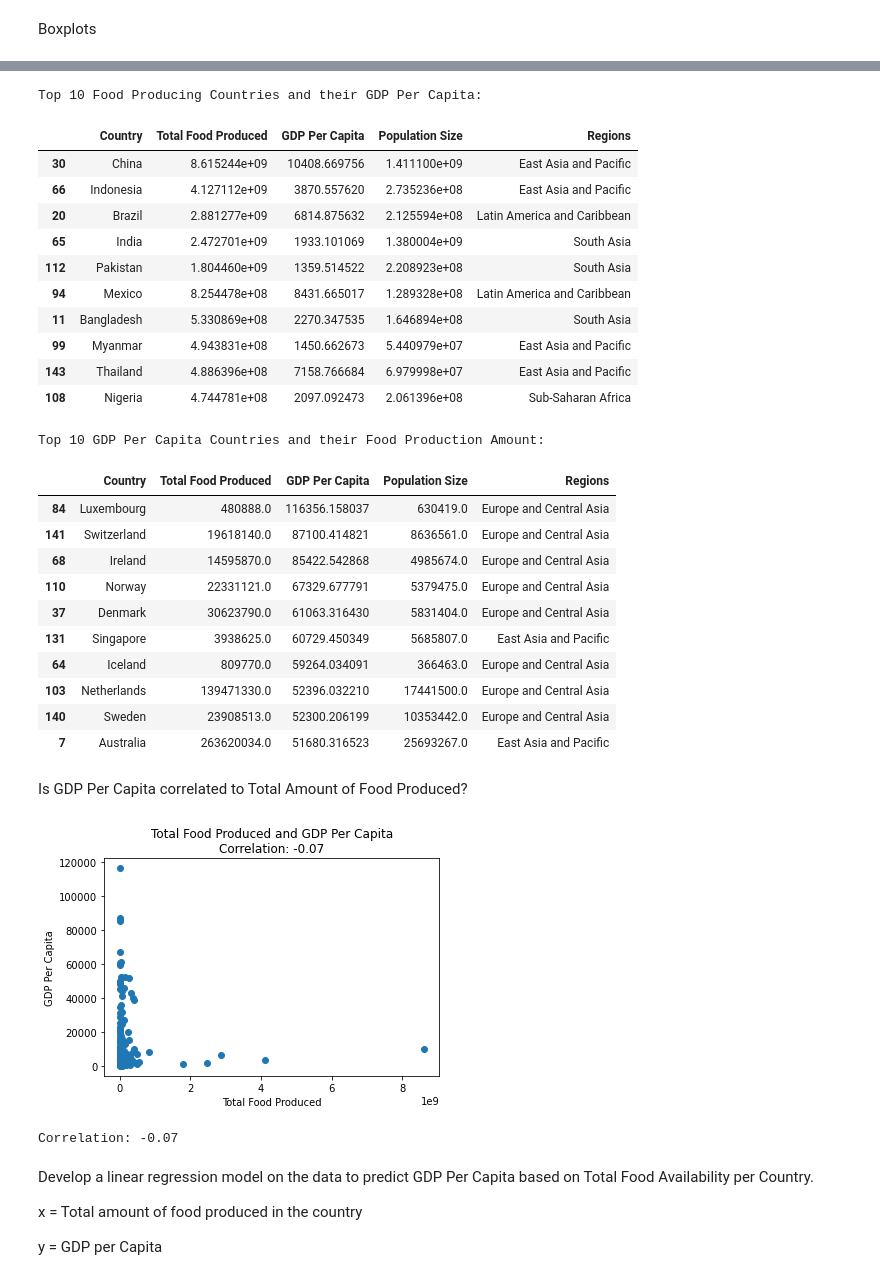
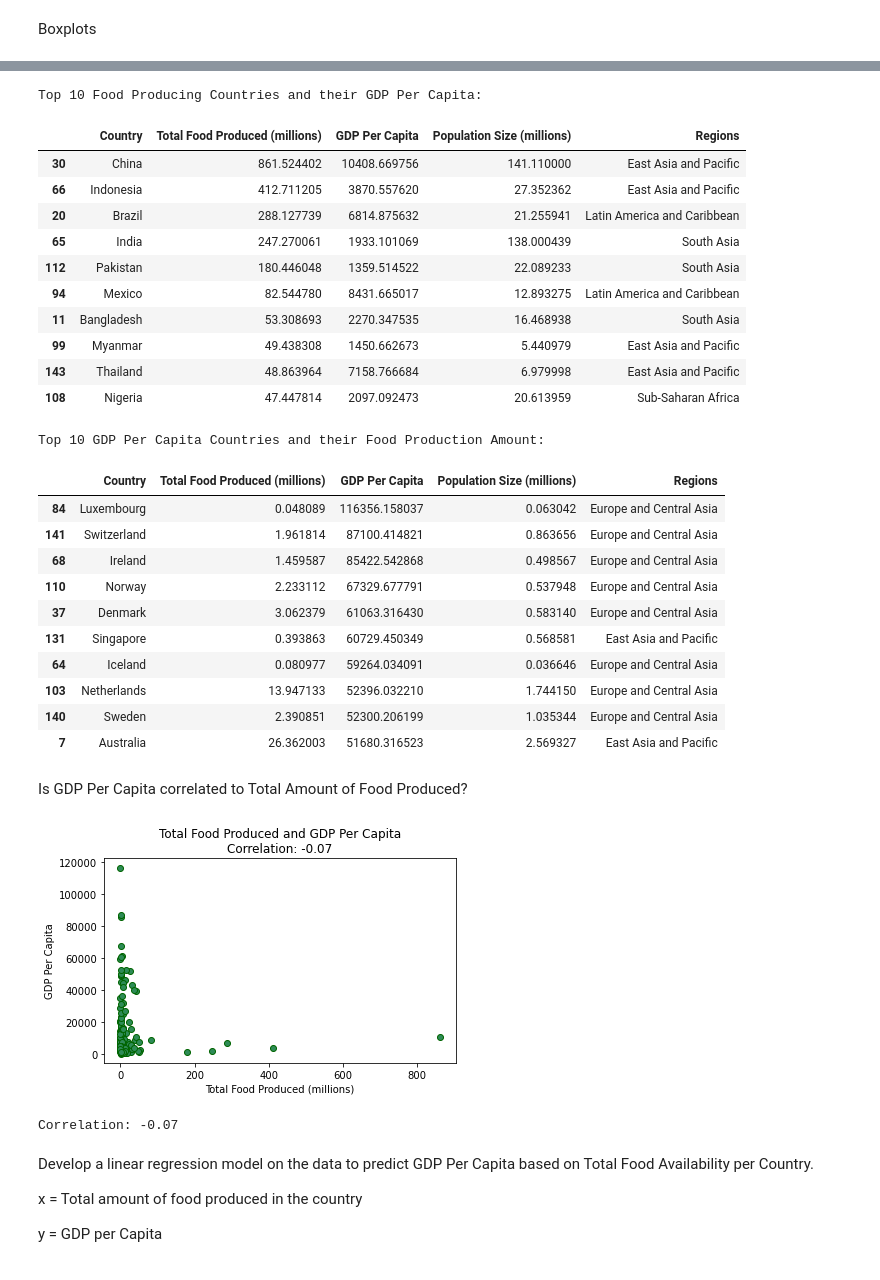
Before and after one commit to jeffbrown961/Project-1, a Jupyter notebook: question_4.ipynb, the cells around one changed output, grey strips where cells are left out. Drawn from its saved outputs; the diff is of its cells as text; code cells hidden in the pictures.

```diff
--- a/question_4.ipynb
+++ b/question_4.ipynb
@@ -10,4 +11,4 @@ import scipy.stats as st
 # %%
-df = pd.read_csv("./Resources/combined.csv")
+df = pd.read_csv("./Resources/merged_data.csv")
 df.head()
 # %% [output]
@@ -92,7 +82,7 @@ no_world = no_missing.loc[no_missing['Country']!= "World",:]
 # %%
 # Group by Country to find the sum of all the food per country
 grp_df = no_world.groupby(["Country"])
-tot_food_grp = grp_df["Value"].sum()
-tot_food_df = pd.DataFrame({"Country": list(tot_food_grp.index), "Total Food Produced": list(tot_food_grp)})
-tot_food_df.sort_values(by="Total Food Produced", ascending=True)
+tot_food_grp = grp_df["Production in Millions"].sum()
+tot_food_df = pd.DataFrame({"Country": list(tot_food_grp.index), "Total Food Produced (millions)": list(tot_food_grp)})
+tot_food_df.sort_values(by="Total Food Produced (millions)", ascending=True)
 # %% [output]
@@ -111,7 +101,7 @@ tot_food_df.sort_values(by="Total Food Produced", ascending=True)
 157 rows × 2 columns
 # %%
 # The GDP Per Capita is calculated per country already. Therefore, we just need to find all it's values per country by taking the max
-gdp_grp = grp_df[["GDP Per Capita", "Population Size"]].max()
-gdp_df = pd.DataFrame({"Country":list(gdp_grp.index), "GDP Per Capita": list(gdp_grp['GDP Per Capita']), "Population Size":list(gdp_grp['Population Size'])})
+gdp_grp = grp_df[["GDP Per Capita", "Population Size in Millions"]].max()
+gdp_df = pd.DataFrame({"Country":list(gdp_grp.index), "GDP Per Capita": list(gdp_grp['GDP Per Capita']), "Population Size (millions)":list(gdp_grp['Population Size in Millions'])})
 gdp_df.sort_values("GDP Per Capita")
 # %% [output]
@@ -228,50 +244,50 @@ Values above 287114362.0 could be outliers.
 # %%
 print("Top 10 Food Producing Countries and their GDP Per Capita:")
-gdp_food.sort_values(by='Total Food Produced', ascending=False).head(10)
+gdp_food.sort_values(by='Total Food Produced (millions)', ascending=False).head(10)
 # %% [output]
 Top 10 Food Producing Countries and their GDP Per Capita:
-|  | Country | Total Food Produced | GDP Per Capita | Population Size | Regions |
-| 30 | China | 8.615244e+09 | 10408.669756 | 1.411100e+09 | East Asia and Pacific |
-| 66 | Indonesia | 4.127112e+09 | 3870.557620 | 2.735236e+08 | East Asia and Pacific |
-| 20 | Brazil | 2.881277e+09 | 6814.875632 | 2.125594e+08 | Latin America and Caribbean |
-| 65 | India | 2.472701e+09 | 1933.101069 | 1.380004e+09 | South Asia |
-| 112 | Pakistan | 1.804460e+09 | 1359.514522 | 2.208923e+08 | South Asia |
-| 94 | Mexico | 8.254478e+08 | 8431.665017 | 1.289328e+08 | Latin America and Caribbean |
-| 11 | Bangladesh | 5.330869e+08 | 2270.347535 | 1.646894e+08 | South Asia |
-| 99 | Myanmar | 4.943831e+08 | 1450.662673 | 5.440979e+07 | East Asia and Pacific |
-| 143 | Thailand | 4.886396e+08 | 7158.766684 | 6.979998e+07 | East Asia and Pacific |
-| 108 | Nigeria | 4.744781e+08 | 2097.092473 | 2.061396e+08 | Sub-Saharan Africa |
+|  | Country | Total Food Produced (millions) | GDP Per Capita | Population Size (millions) | Regions |
+| 30 | China | 861.524402 | 10408.669756 | 141.110000 | East Asia and Pacific |
+| 66 | Indonesia | 412.711205 | 3870.557620 | 27.352362 | East Asia and Pacific |
+| 20 | Brazil | 288.127739 | 6814.875632 | 21.255941 | Latin America and Caribbean |
+| 65 | India | 247.270061 | 1933.101069 | 138.000439 | South Asia |
+| 112 | Pakistan | 180.446048 | 1359.514522 | 22.089233 | South Asia |
+| 94 | Mexico | 82.544780 | 8431.665017 | 12.893275 | Latin America and Caribbean |
+| 11 | Bangladesh | 53.308693 | 2270.347535 | 16.468938 | South Asia |
+| 99 | Myanmar | 49.438308 | 1450.662673 | 5.440979 | East Asia and Pacific |
+| 143 | Thailand | 48.863964 | 7158.766684 | 6.979998 | East Asia and Pacific |
+| 108 | Nigeria | 47.447814 | 2097.092473 | 20.613959 | Sub-Saharan Africa |
 # %%
 print("Top 10 GDP Per Capita Countries and their Food Production Amount:")
 gdp_food.sort_values(by='GDP Per Capita', ascending=False).head(10)
 # %% [output]
 Top 10 GDP Per Capita Countries and their Food Production Amount:
-|  | Country | Total Food Produced | GDP Per Capita | Population Size | Regions |
-| 84 | Luxembourg | 480888.0 | 116356.158037 | 630419.0 | Europe and Central Asia |
-| 141 | Switzerland | 19618140.0 | 87100.414821 | 8636561.0 | Europe and Central Asia |
-| 68 | Ireland | 14595870.0 | 85422.542868 | 4985674.0 | Europe and Central Asia |
-| 110 | Norway | 22331121.0 | 67329.677791 | 5379475.0 | Europe and Central Asia |
-| 37 | Denmark | 30623790.0 | 61063.316430 | 5831404.0 | Europe and Central Asia |
-| 131 | Singapore | 3938625.0 | 60729.450349 | 5685807.0 | East Asia and Pacific |
-| 64 | Iceland | 809770.0 | 59264.034091 | 366463.0 | Europe and Central Asia |
-| 103 | Netherlands | 139471330.0 | 52396.032210 | 17441500.0 | Europe and Central Asia |
-| 140 | Sweden | 23908513.0 | 52300.206199 | 10353442.0 | Europe and Central Asia |
-| 7 | Australia | 263620034.0 | 51680.316523 | 25693267.0 | East Asia and Pacific |
+|  | Country | Total Food Produced (millions) | GDP Per Capita | Population Size (millions) | Regions |
+| 84 | Luxembourg | 0.048089 | 116356.158037 | 0.063042 | Europe and Central Asia |
+| 141 | Switzerland | 1.961814 | 87100.414821 | 0.863656 | Europe and Central Asia |
+| 68 | Ireland | 1.459587 | 85422.542868 | 0.498567 | Europe and Central Asia |
+| 110 | Norway | 2.233112 | 67329.677791 | 0.537948 | Europe and Central Asia |
+| 37 | Denmark | 3.062379 | 61063.316430 | 0.583140 | Europe and Central Asia |
+| 131 | Singapore | 0.393863 | 60729.450349 | 0.568581 | East Asia and Pacific |
+| 64 | Iceland | 0.080977 | 59264.034091 | 0.036646 | Europe and Central Asia |
+| 103 | Netherlands | 13.947133 | 52396.032210 | 1.744150 | Europe and Central Asia |
+| 140 | Sweden | 2.390851 | 52300.206199 | 1.035344 | Europe and Central Asia |
+| 7 | Australia | 26.362003 | 51680.316523 | 2.569327 | East Asia and Pacific |
 # %% [markdown]
 Is GDP Per Capita correlated to Total Amount of Food Produced?
 # %%
-x_values = gdp_food['Total Food Produced']
+x_values = gdp_food['Total Food Produced (millions)']
 y_values = gdp_food['GDP Per Capita']
 # %%
-plt.scatter(x_values,y_values)
-plt.xlabel("Total Food Produced")
+plt.scatter(x_values,y_values, c='seagreen', edgecolors="darkgreen")
+plt.xlabel("Total Food Produced (millions)")
 plt.ylabel("GDP Per Capita")
 plt.title("Total Food Produced and GDP Per Capita\nCorrelation: -0.07")
-plt.savefig("./Question4-Images/food_gdp_correlation.png")
+plt.tight_layout()
 plt.show()
 print(f"Correlation: {round(st.pearsonr(x_values,y_values)[0],2)}")
 # %% [output]
-[figure, old version]
+[figure, new version]
 Correlation: -0.07
 # %% [markdown]
 Develop a linear regression model on the data to predict GDP Per Capita based on Total Food Availability per Country.
```
Also changed, not shown: parts of 60 cells of this notebook, 7 other files.
